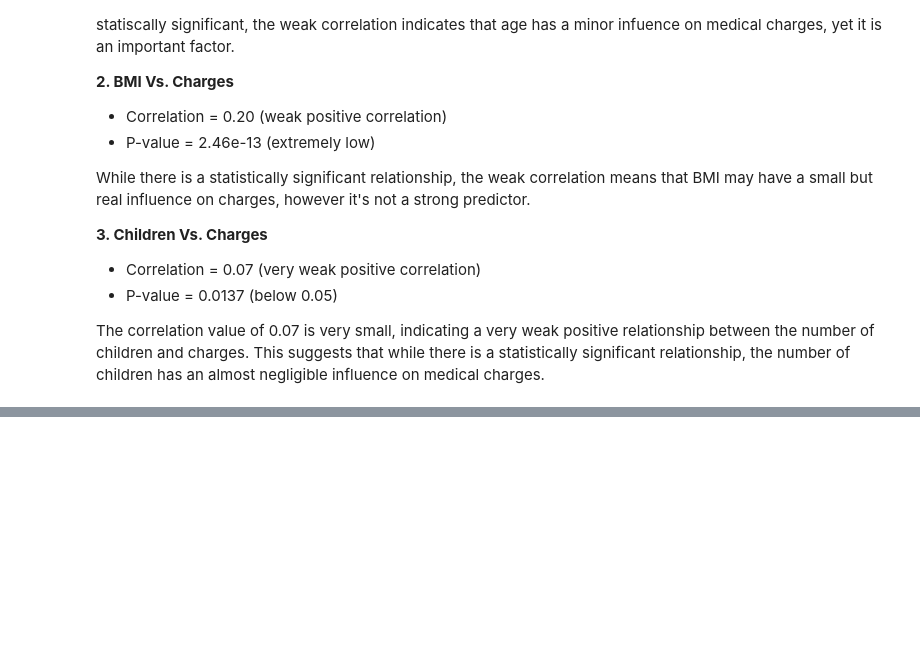
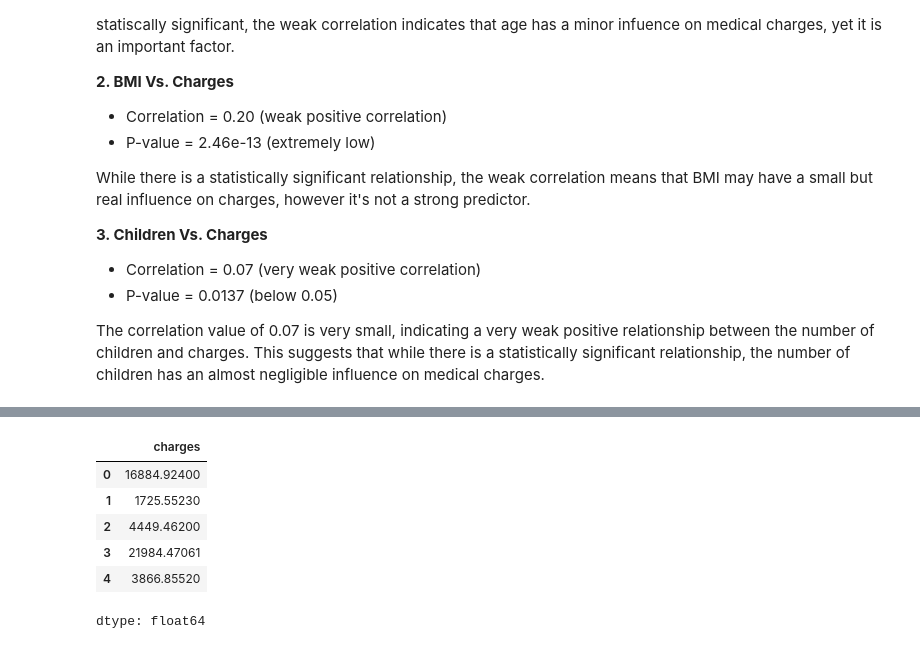
Before and after one commit to LinaSeongyeonSon/Medical-Insurance-Cost-Prediction, a Jupyter notebook: Medical_Insurance_Cost_Prediction.ipynb, the cells around one changed output, grey strips where cells are left out. Cells and saved outputs as stored; diff of their text form; code cells hidden in the pictures; blank space fills up the shorter version.

```diff
--- a/Medical_Insurance_Cost_Prediction.ipynb
+++ b/Medical_Insurance_Cost_Prediction.ipynb
@@ -548,0 +586,11 @@ The correlation value of 0.07 is very small, indicating a very weak positive rel
+# %%
+y = df['charges']
+y.head()
+# %% [output]
+|  | charges |
+| 0 | 16884.92400 |
+| 1 | 1725.55230 |
+| 2 | 4449.46200 |
+| 3 | 21984.47061 |
+| 4 | 3866.85520 |
+dtype: float64
```
Also changed, not shown: parts of 14 cells of this notebook.
